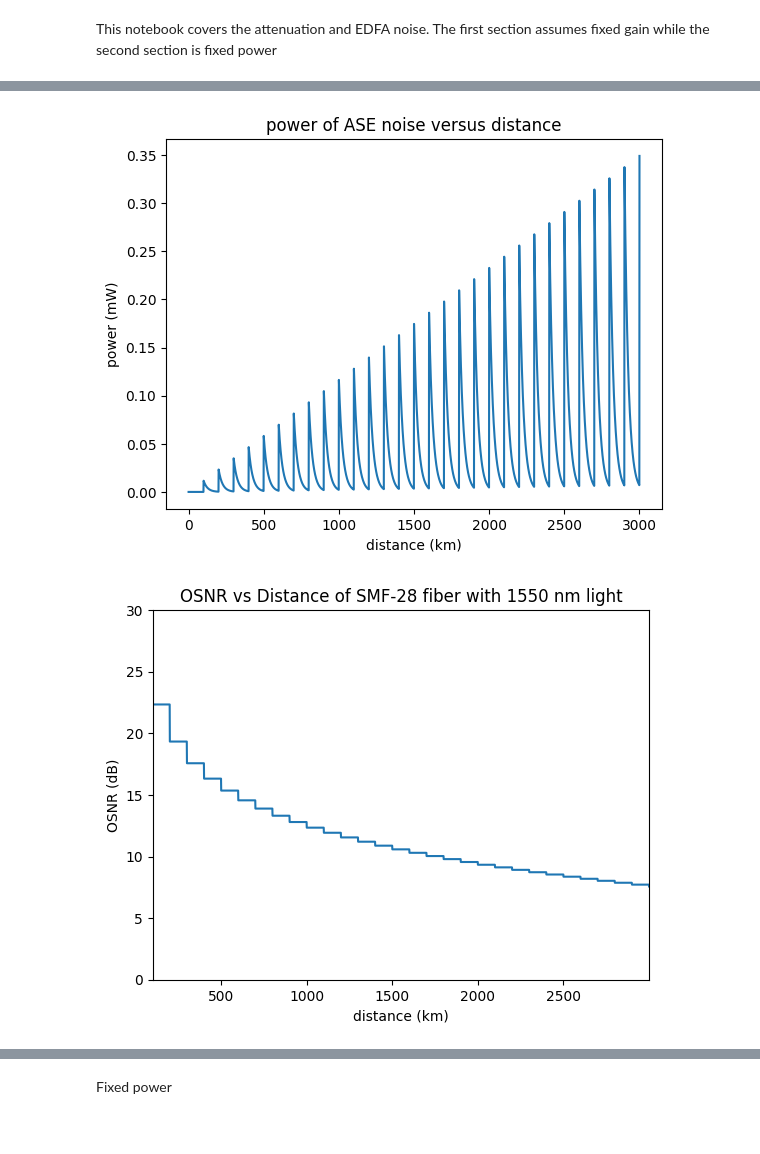
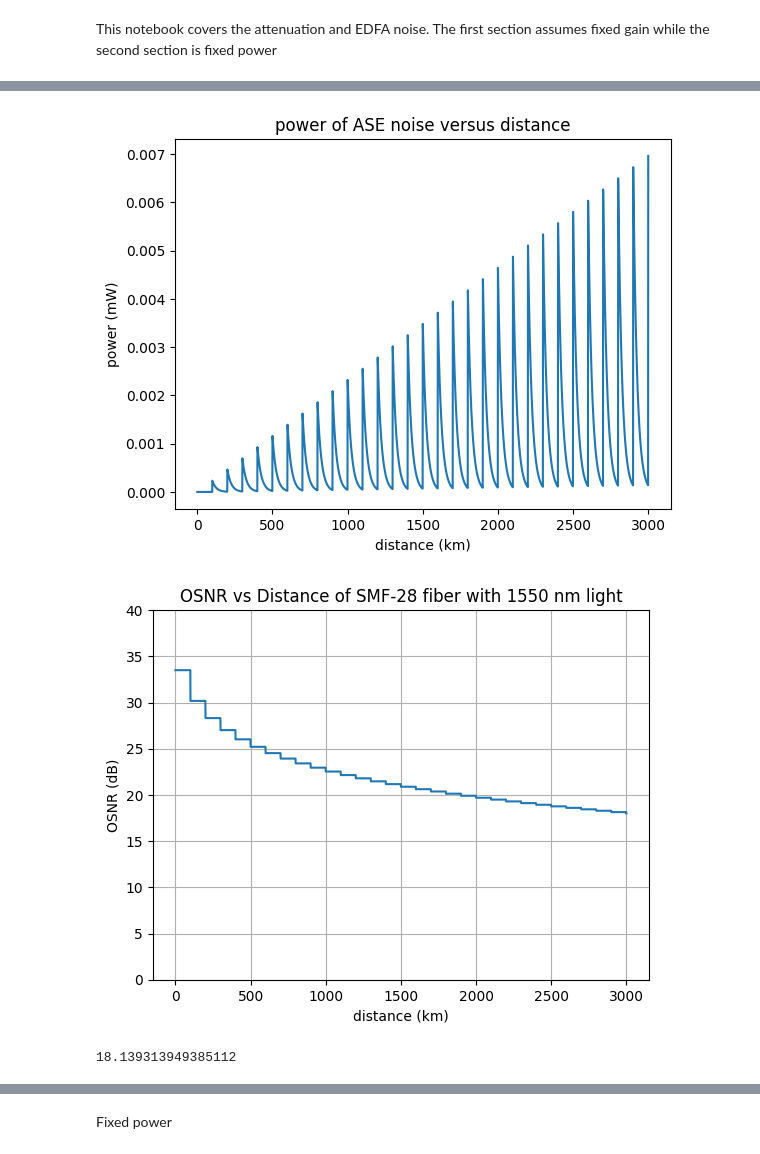
Before and after one commit to EnochYounceSAIC/FiberOptics, a Jupyter notebook: weektwo/Left_to_Right_EDFA_attenuation_both_fixed.ipynb, the cells around one changed output, grey strips where cells are left out. Drawn from its saved outputs; the diff is of its cells as text; code cells hidden in the pictures.

```diff
--- a/weektwo/Left_to_Right_EDFA_attenuation_both_fixed.ipynb
+++ b/weektwo/Left_to_Right_EDFA_attenuation_both_fixed.ipynb
@@ -12,7 +12,7 @@ span = 100
 #Fiber type: SMF-28
 #current task: model EDFA noise and amplification
 EDFA_noise = 4.7 #dB
-EDFA_gain = 17 #dBm
+EDFA_gain = 17 #dB
 #fiber data sheet used : https://www.corning.com/media/worldwide/coc/documents/Fiber/product-information-sheets/PI-1470-AEN.pdf
 #EDFA used EDFA 100s : https://www.thorlabs.com/newgrouppage9.cfm?objectgroup_ID=10680
 #single wavelength light, using 1550nm
@@ -20,7 +20,8 @@ lambda_light = 1550e-9
 f_light = 3e8/lambda_light
 #using max attenuation as a graph or standard deviation is not provided
 attenuation = 0.17 #dB/km
-power_initial = 3 #dBm
+power_initial = 15-10*np.log10(70) #dBm
+OSNR_initial = 33.5 #dB
 # %%
 distance = np.arange(0,length+1,1) #+1 to put an amplifier at the endpoint as would be done to read the signal
 # Calculate power in mW
@@ -65,8 +66,9 @@ ASE_noise = np.zeros(length+1)
 for i in range(100,length+1):
   ASE_noise[i] = ASE_noise[i-1]*1/(10**(attenuation/10))
   if(i%100 ==0):
+      ASE_noise[i] *= 10**(EDFA_gain/10)
       ASE_noise[i] += power_ase_per_amp_mW
-      ASE_noise[i] *= 10**(EDFA_gain/10)
+
 
 
 plt.plot(distance,ASE_noise)
@@ -75,22 +77,32 @@ plt.ylabel('power (mW)')
 plt.title("power of ASE noise versus distance")
 plt.show()
 # %% [output]
-[figure, old version]
+[figure, new version]
 # %%
 # Add a small epsilon to noise to avoid division by zero and log of zero/negative
 noise_plus_epsilon = ASE_noise + np.finfo(float).eps
 
-OSNR = 10*np.log10(power_mW/noise_plus_epsilon)
+# Calculate OSNR from accumulated noise
+OSNR_calculated = 10*np.log10(power_mW/noise_plus_epsilon)
+OSNR_initial_linear = 10**(OSNR_initial/10)
+OSNR_calculated_linear = 10**(OSNR_calculated/10)
+OSNR_total_linear = 1 / (1/OSNR_initial_linear + 1/OSNR_calculated_linear)
 
-plt.plot(distance,OSNR)
+# Convert total SNR back to dB
+OSNR_total = 10*np.log10(OSNR_total_linear)
+
+plt.plot(distance,OSNR_total)
 plt.xlabel('distance (km)')
 plt.ylabel('OSNR (dB)')
-plt.xlim(101,2999)
-plt.ylim(0,30)
+
+plt.ylim(0,40)
 plt.title('OSNR vs Distance of SMF-28 fiber with 1550 nm light')
+plt.grid()
 plt.show()
+print(OSNR_total[2998])
 # %% [output]
-[figure, old version]
+[figure, new version]
+18.139313949385112
 # %%
 # Plot power_mW and noise_plus_epsilon on the same graph
 fig, ax1 = plt.subplots()
```
Also changed, not shown: parts of 7 cells of this notebook.
